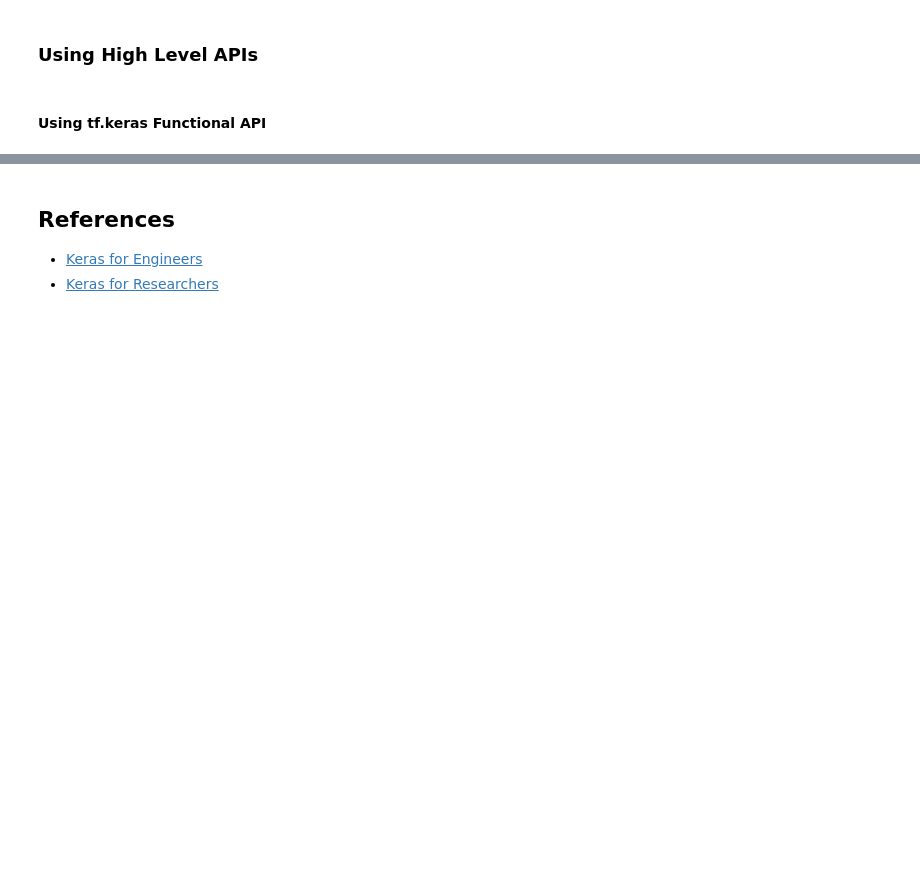
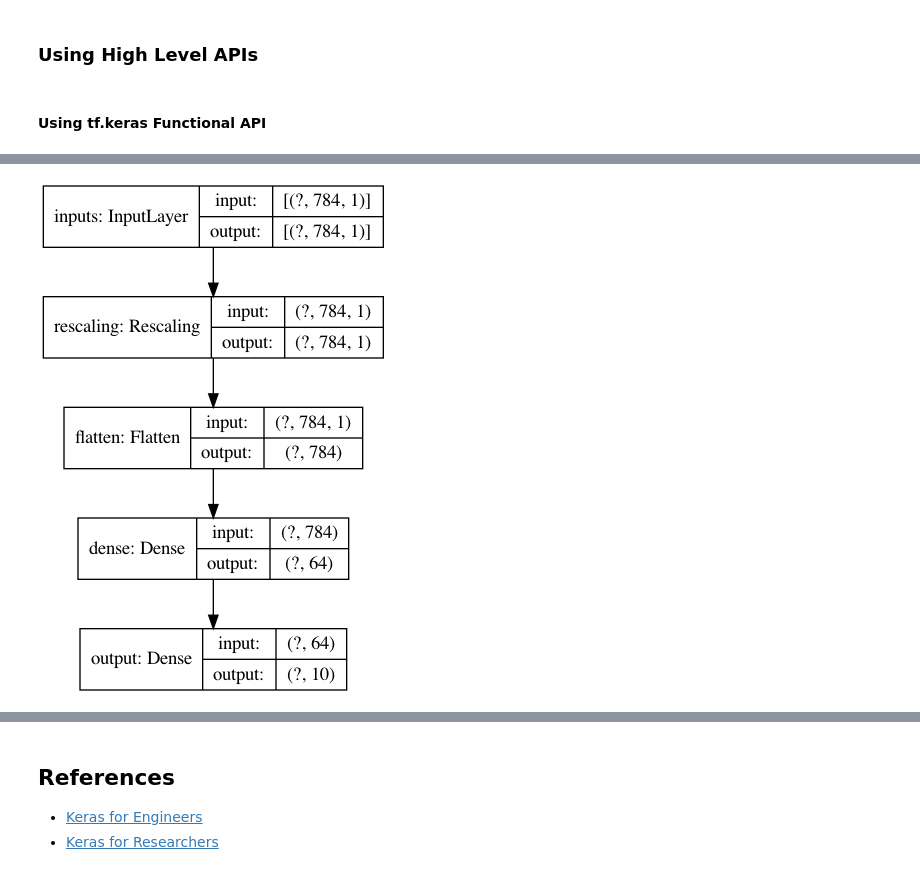
Before and after one commit to jovsa/jovsatools, a Jupyter notebook: notebooks/function_approximation.ipynb, the cells around one changed output, grey strips where cells are left out. Drawn from its saved outputs; the diff is of its cells as text; code cells hidden in the pictures; blank space fills up the shorter version.

```diff
--- a/notebooks/function_approximation.ipynb
+++ b/notebooks/function_approximation.ipynb
@@ -82,27 +107,27 @@ class KerasPipeline(ABC):
 # %%
 #export
 class HighLevelKerasPipeline(KerasPipeline):
-    def __init__(self):
+    def __init__(self, sample_n, additional_y):
+        self.sample_n = sample_n
+        self.additional_y = additional_y
         super().__init__()
 
     def get_data(self):
-        additional_y, train_n = 0, 1000
-        data = data_generator.MNISTDataGenerator(additional_y)
-        datasets  = data(train_n)
+        data = data_generator.MNISTDataGenerator(self.additional_y)
+        datasets  = data(self.sample_n)
         self.train_x, self.train_y, self.test_x, self.test_y = datasets
 
     def build_model(self):
-        inputs = keras.Input(shape=(784, 1))
+        inputs = keras.Input(shape=(784, 1), name="inputs")
         # Rescale images to [0, 1]
         x = Rescaling(scale=1./255)(inputs)
         x = keras.layers.Flatten()(x)
-        x = keras.layers.Dense(units=128, activation='relu')(x)
-        x = keras.layers.Dense(units=128, activation='relu')(x)
-        outputs = keras.layers.Dense(units=10, activation='softmax')(x)
+        x = keras.layers.Dense(units=64, activation='relu')(x)
+        output = keras.layers.Dense(units=10, activation='softmax', name="output")(x)
 
-        self.model = keras.Model(inputs=inputs, outputs=outputs)
+        self.model = keras.Model(inputs=inputs, outputs=output)
 
-    def run_training(self):
+    def run_training(self, verbose):
         self.model.compile(
             optimizer=keras.optimizers.RMSprop(learning_rate=1e-3),
             loss=keras.losses.SparseCategoricalCrossentropy(),
@@ -110,16 +135,7 @@ class HighLevelKerasPipeline(KerasPipeline):
 
         self.train_history = self.model.fit(
             x=self.train_x, y=self.train_y, epochs=10, batch_size=64,
-            verbose=1, validation_split=0.1)
+            verbose=verbose, validation_split=0.1)
 
     def evaluate_pipeline(self):
         self.evaluation = self.model.evaluate(x=self.test_x, y=self.test_y)
-        print(self.evaluation)
-
-    def __call__(self):
-        self.get_data()
-        self.build_model()
-        self.run_training()
-        print(self.keras_model_summary())
-        self.evaluate_pipeline()
-        super().__call__()
@@ -151,0 +142,4 @@ keras.utils.plot_model(pipeline_1.model, show_shapes=True)
+# %%
+# single target pipeline
+single_target_pipeline = HighLevelKerasPipeline(sample_n=1000, additional_y=0)
+single_target_pipeline(verbose=2)
@@ -151,0 +164,5 @@ keras.utils.plot_model(pipeline_1.model, show_shapes=True)
+# %%
+# ignore
+single_target_pipeline.plot_model_shapes()
+# %% [output]
+[figure, added]
```
Also changed, not shown: parts of 7 cells of this notebook, 1 other file.
